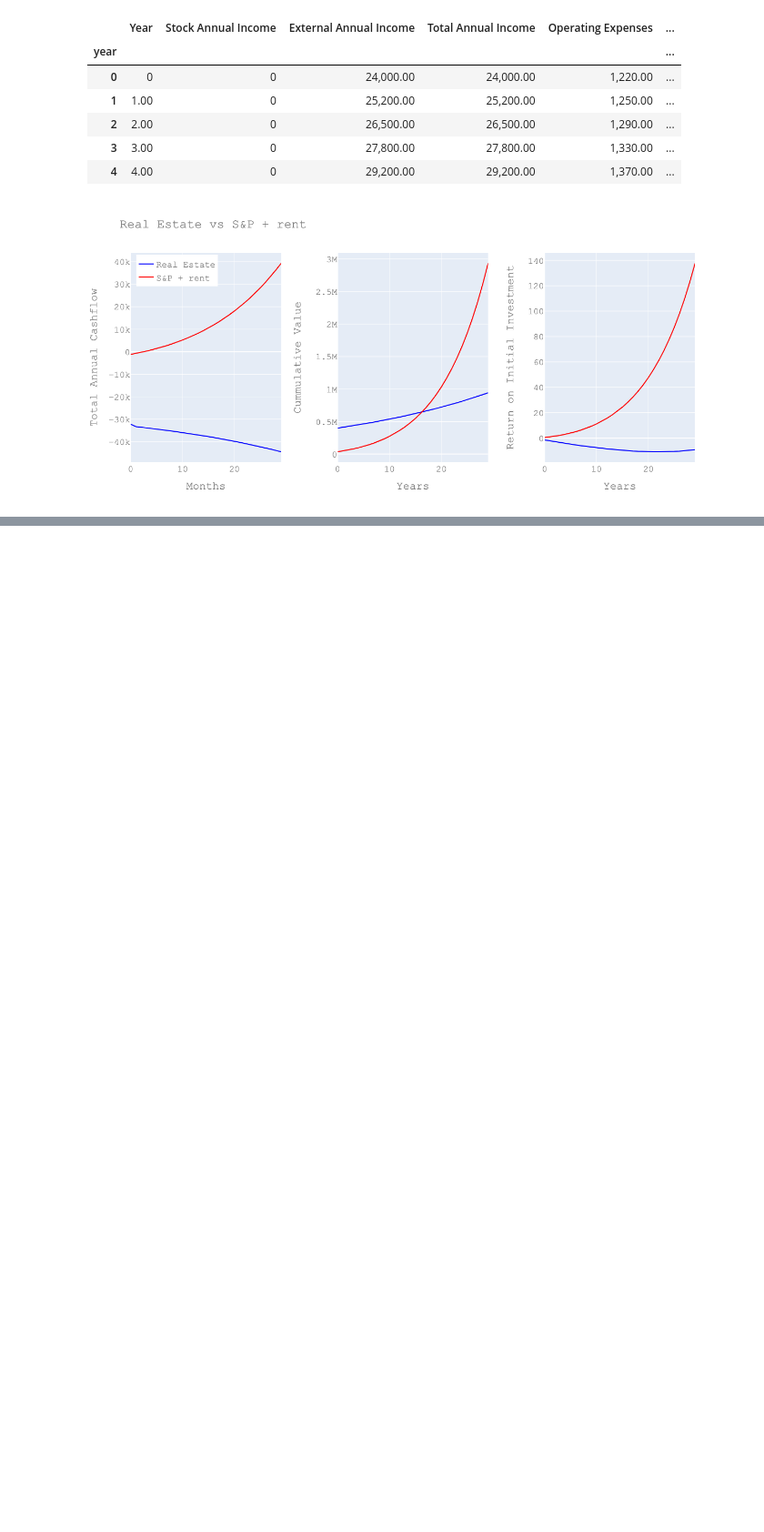
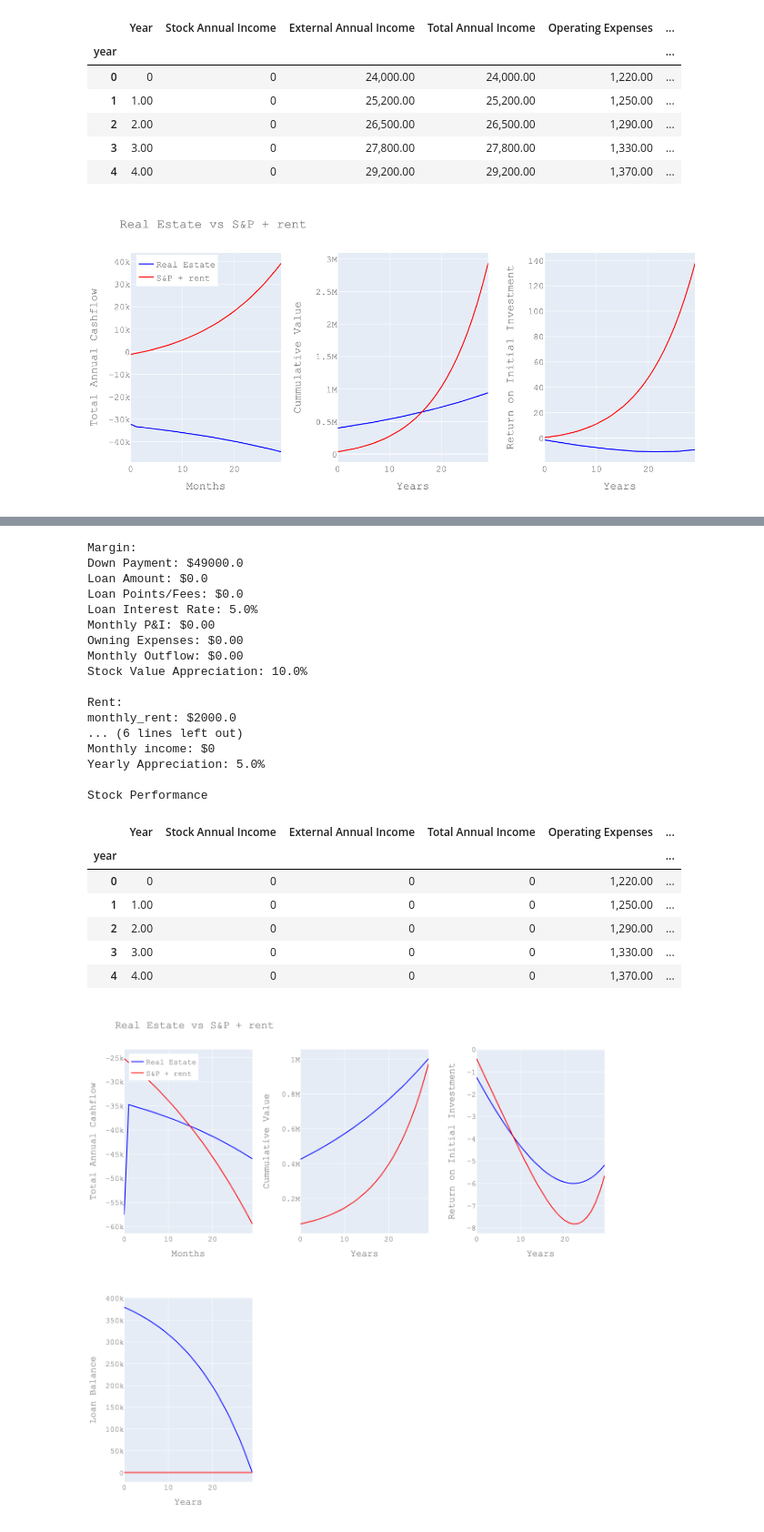
Before and after one commit to RupertDodkins/real_estate, a Jupyter notebook: scripts/mutliplot_view.ipynb, the cells around one changed output, grey strips where cells are left out. Shown at 91% size. Cells and saved outputs as stored; diff of their text form; code cells hidden in the pictures; blank space fills up the shorter version.

```diff
--- a/scripts/mutliplot_view.ipynb
+++ b/scripts/mutliplot_view.ipynb
@@ -645,0 +646,14 @@ Stock Performance
+# %%
+realestate_df, stocks_df, meta = property_performance(
+    purchase_price = 400e3,
+    downpayment = 20e3,
+    rehab_cost = 25e3,
+    after_repair_value = 425e3,
+    value_appreciation=0.03,
+    monthly_rent_income=0.,
+    margin_multiplier=1.5,
+    rent_appreciation=0.03,
+    job_monthly_cashflow=0,
+    title='S&P Vs Real Estate',
+)
+# %% [output]
@@ -645,0 +683,25 @@ Stock Performance
+Margin:
+Down Payment: $49000.0
+Loan Amount: $0.0
+Loan Points/Fees: $0.0
+Loan Interest Rate: 5.0%
+Monthly P&I: $0.00
+Owning Expenses: $0.00
+Monthly Outflow: $0.00
+Stock Value Appreciation: 10.0%
+
+Rent:
+monthly_rent: $2000.0
+... (6 lines left out)
+Monthly income: $0
+Yearly Appreciation: 5.0%
+
+Stock Performance
+|  | Year | Stock Annual Income | External Annual Income | Total Annual Income | Operating Expenses | ... |
+| year |  |  |  |  |  | ... |
+| 0 | 0 | 0 | 0 | 0 | 1,220.00 | ... |
+| 1 | 1.00 | 0 | 0 | 0 | 1,250.00 | ... |
+| 2 | 2.00 | 0 | 0 | 0 | 1,290.00 | ... |
+| 3 | 3.00 | 0 | 0 | 0 | 1,330.00 | ... |
+| 4 | 4.00 | 0 | 0 | 0 | 1,370.00 | ... |
+[figure, added]
```
Also changed, not shown: parts of 11 cells of this notebook, 2 other files.
